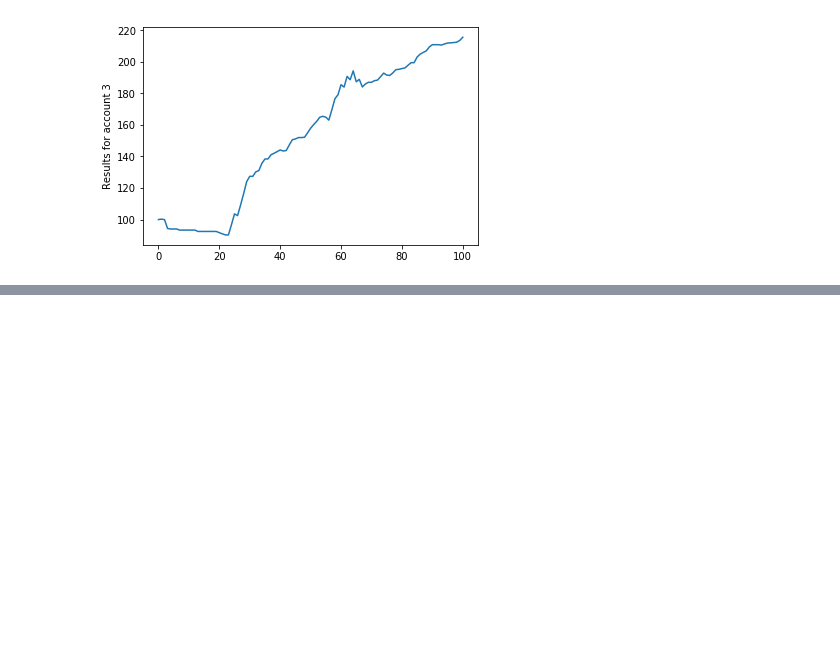
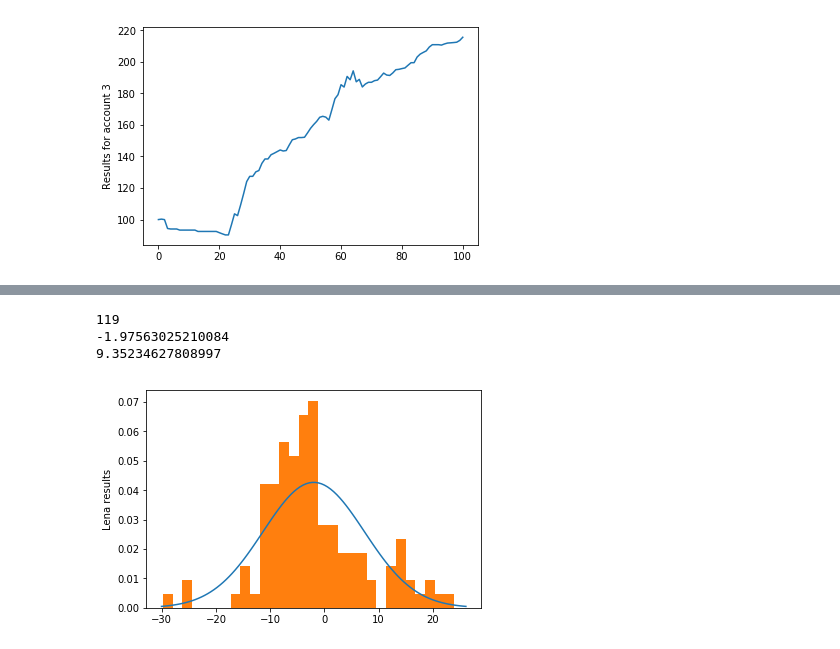
Before and after one commit to PanPip/WNE_UW_IiE, a Jupyter notebook: Misc/Forex_pips_output.ipynb, the cells around one changed output, grey strips where cells are left out. Cells and saved outputs as stored; diff of their text form; code cells hidden in the pictures; blank space fills up the shorter version.

```diff
--- a/Misc/Forex_pips_output.ipynb
+++ b/Misc/Forex_pips_output.ipynb
@@ -103,0 +134,20 @@ plt.show()
+# %%
+#Plot2
+
+%matplotlib inline
+mean = np.mean(trades2)
+std = np.std(trades2)
+x = np.linspace(mean - 3*std, mean + 3*std, 100)
+pdf = stats.norm.pdf(x, mean, std)
+plt.plot(x, pdf, label = "Overlayed normal")
+plt.hist(trades2, normed=True, bins=30)
+plt.ylabel('Lena results');
+
+print(len(trades2))
+print(mean)
+print(std)
+# %% [output]
+119
+-1.97563025210084
+9.35234627808997
+[figure, added]
```
Also changed, not shown: parts of 10 cells of this notebook.
